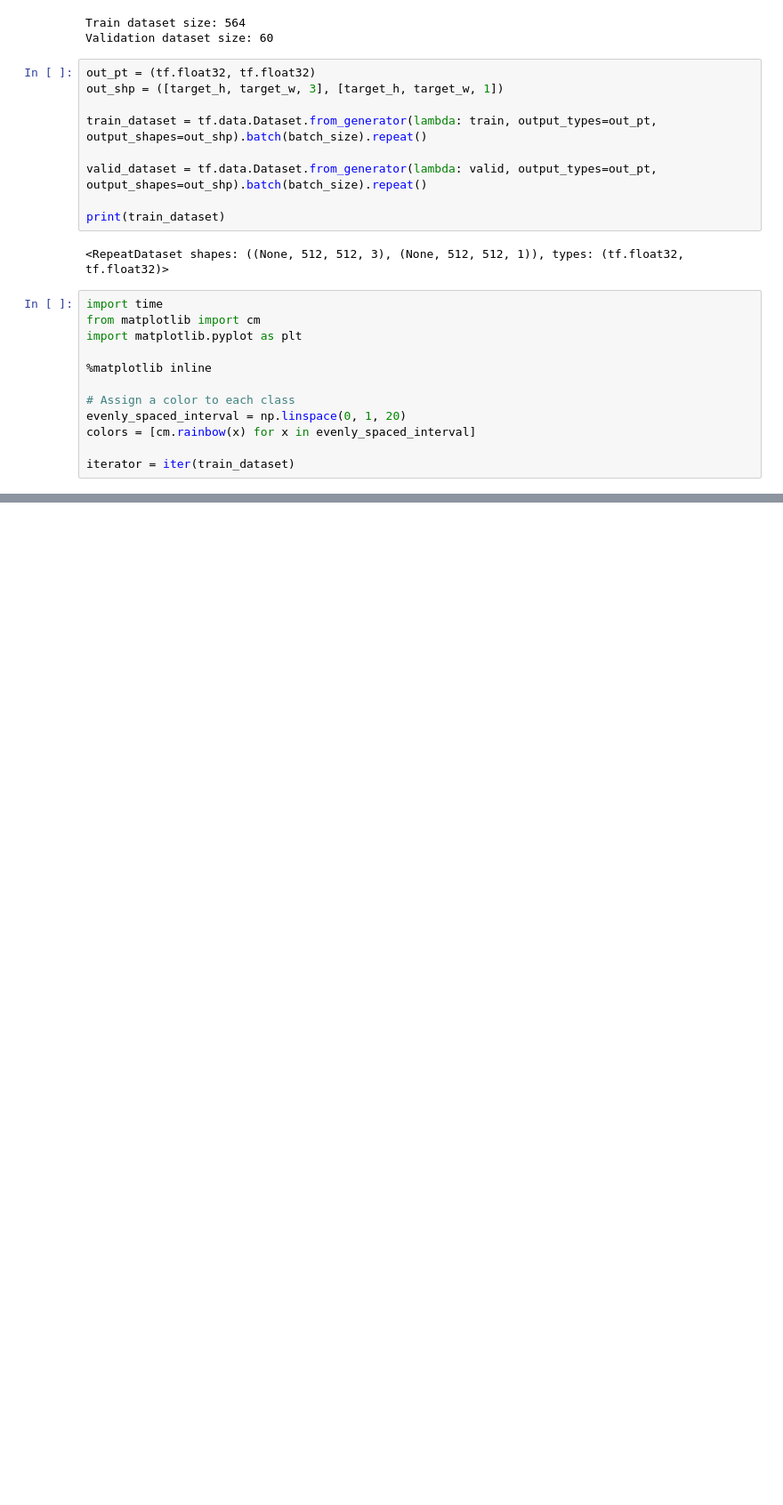
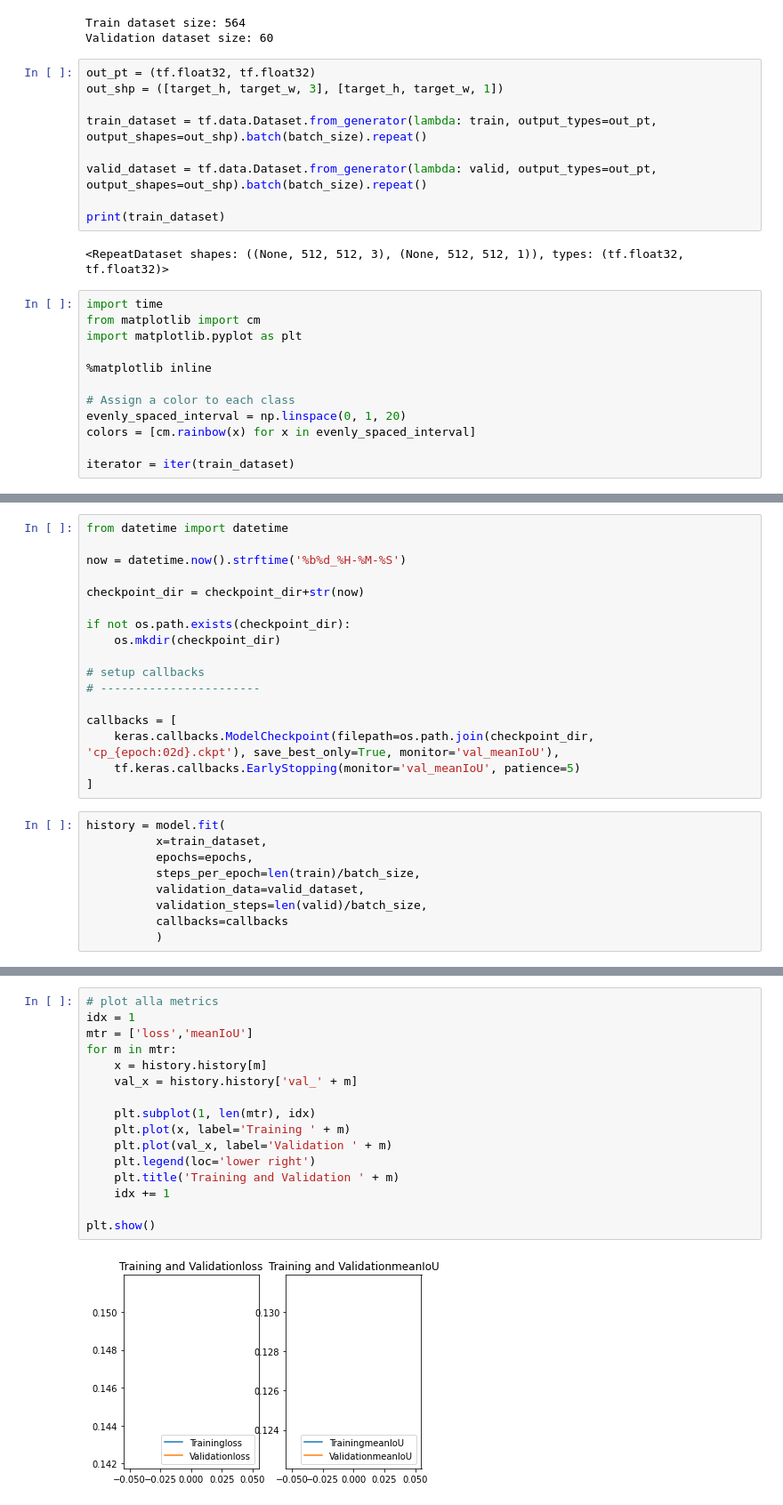
Before and after one commit to rickycorte/polimi-ANNDL, a Jupyter notebook: ANNDL_homework2/contadino.ipynb, the cells around one changed output, grey strips where cells are left out. Shown at 89% size. Cells and saved outputs as stored; diff of their text form; blank space fills up the shorter version.

```diff
--- a/ANNDL_homework2/contadino.ipynb
+++ b/ANNDL_homework2/contadino.ipynb
@@ -366,0 +465,26 @@ for k in range(2):
+# %%
+from datetime import datetime
+
+now = datetime.now().strftime('%b%d_%H-%M-%S')
+
+checkpoint_dir = checkpoint_dir+str(now)
+
+if not os.path.exists(checkpoint_dir):
+    os.mkdir(checkpoint_dir)
+
+# setup callbacks
+# -----------------------
+
+callbacks = [
+    keras.callbacks.ModelCheckpoint(filepath=os.path.join(checkpoint_dir, 'cp_{epoch:02d}.ckpt'), save_best_only=True, monitor='val_meanIoU'),
+    tf.keras.callbacks.EarlyStopping(monitor='val_meanIoU', patience=5)
+]
+# %%
+history = model.fit(
+          x=train_dataset,
+          epochs=epochs,
+          steps_per_epoch=len(train)/batch_size,
+          validation_data=valid_dataset,
+          validation_steps=len(valid)/batch_size,
+          callbacks=callbacks
+          )
@@ -366,0 +499,18 @@ for k in range(2):
+# %%
+# plot alla metrics
+idx = 1
+mtr = ['loss','meanIoU']
+for m in mtr:
+    x = history.history[m]
+    val_x = history.history['val_' + m]
+
+    plt.subplot(1, len(mtr), idx)
+    plt.plot(x, label='Training ' + m)
+    plt.plot(val_x, label='Validation ' + m)
+    plt.legend(loc='lower right')
+    plt.title('Training and Validation ' + m)
+    idx += 1
+
+plt.show()
+# %% [output]
+[figure, added]
```
Also changed, not shown: parts of 12 cells of this notebook.
